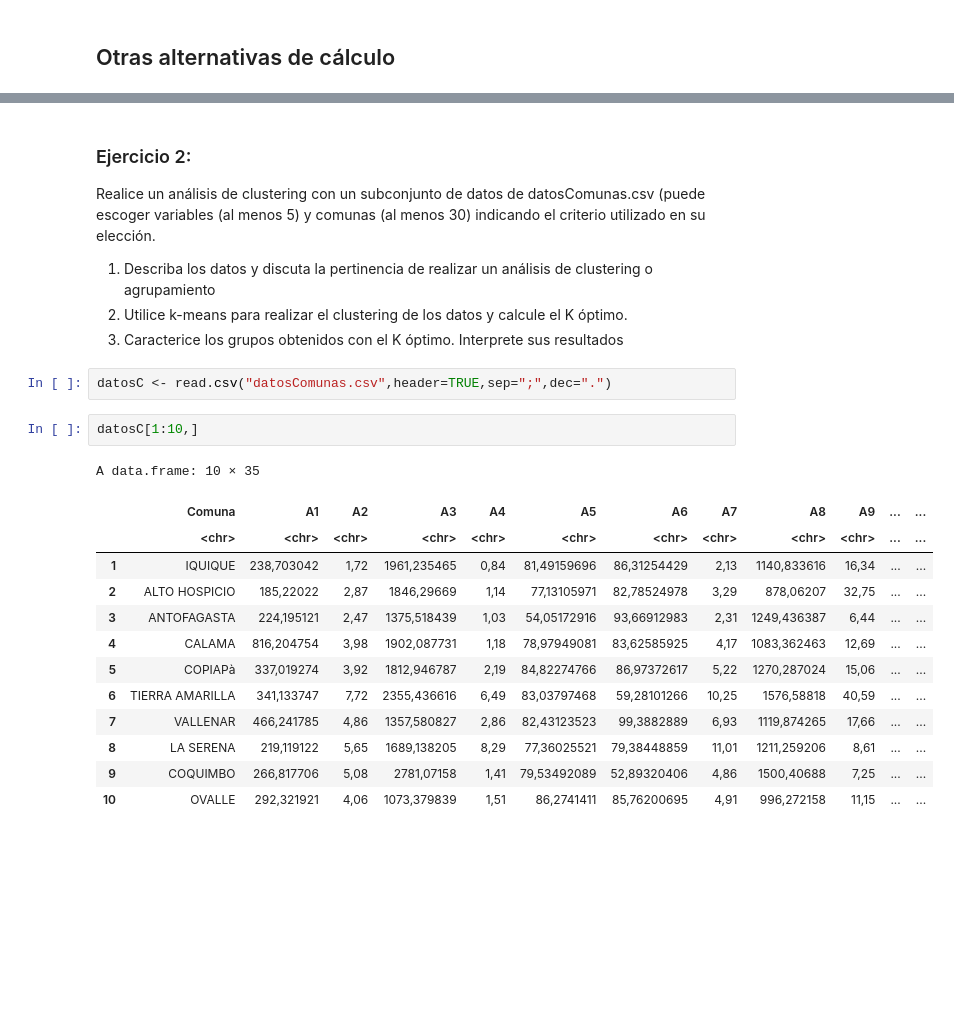
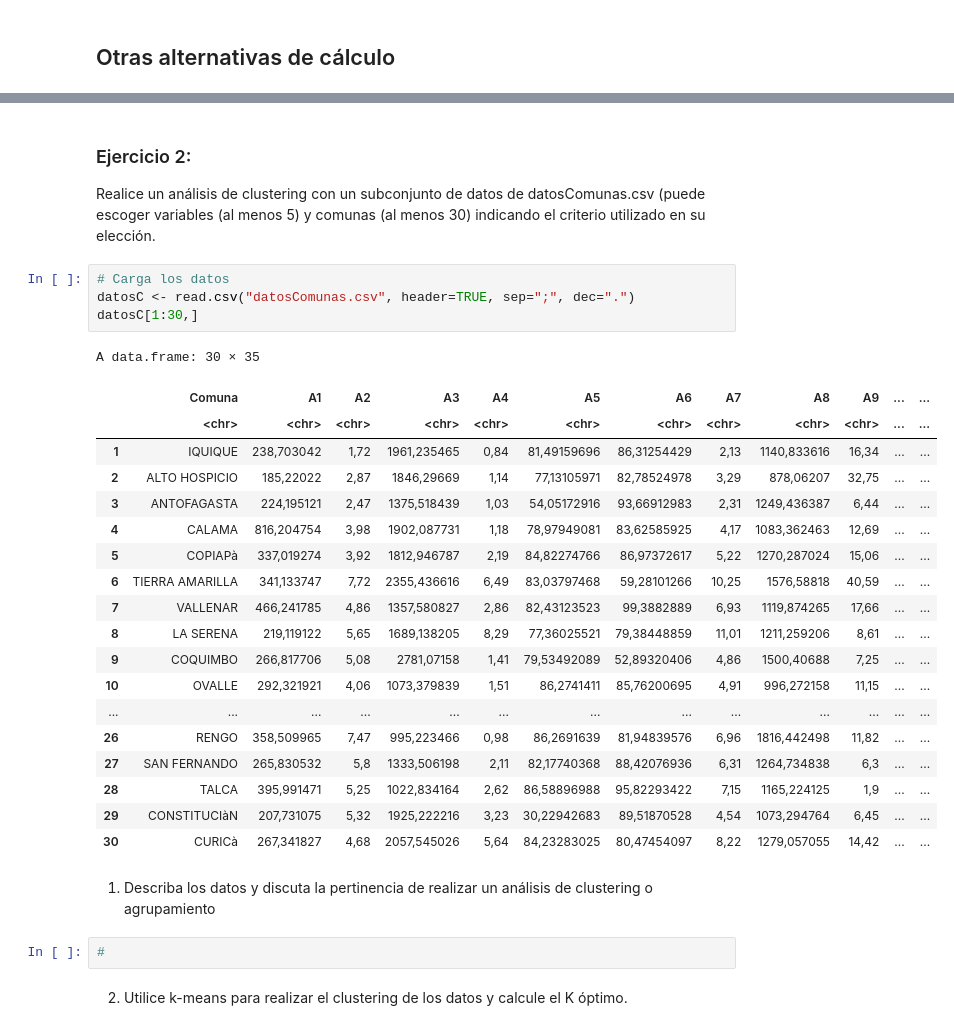
Before and after one commit to Nicol-Huaiquil/INFO257_PCA, a Jupyter notebook: Clustering/K-Means/Clustering_Notebook1.ipynb, the cells around one changed output, grey strips where cells are left out. Drawn from its saved outputs; the diff is of its cells as text; blank space fills up the shorter version.

Commit message:
Parte del ejercicio 2 k-means, no funcionando

```diff
--- a/Clustering/K-Means/Clustering_Notebook1.ipynb
+++ b/Clustering/K-Means/Clustering_Notebook1.ipynb
@@ -193,25 +187,33 @@ fviz_cluster(cl, df)
 # %% [markdown]
 ### Ejercicio 2:
 Realice un análisis de clustering con un subconjunto de datos de datosComunas.csv (puede escoger variables (al menos 5) y comunas (al menos 30) indicando el criterio utilizado en su elección.
-
-1. Describa los datos y discuta la pertinencia de realizar un análisis de clustering o agrupamiento
-2. Utilice k-means para realizar el clustering de los datos y calcule el K óptimo.
-3. Caracterice los grupos obtenidos con el K óptimo. Interprete sus resultados
 # %%
-datosC <- read.csv("datosComunas.csv",header=TRUE,sep=";",dec=".")
+# Carga los datos
+datosC <- read.csv("datosComunas.csv", header=TRUE, sep=";", dec=".")
+datosC[1:30,]
+# %% [output]
+A data.frame: 30 × 35
+|  | Comuna | A1 | A2 | A3 | A4 | A5 | A6 | A7 | A8 | A9 | ... | ... |
+|  | <chr> | <chr> | <chr> | <chr> | <chr> | <chr> | <chr> | <chr> | <chr> | <chr> | ... | ... |
+| 1 | IQUIQUE | 238,703042 | 1,72 | 1961,235465 | 0,84 | 81,49159696 | 86,31254429 | 2,13 | 1140,833616 | 16,34 | ... | ... |
+| 2 | ALTO HOSPICIO | 185,22022 | 2,87 | 1846,29669 | 1,14 | 77,13105971 | 82,78524978 | 3,29 | 878,06207 | 32,75 | ... | ... |
+| 3 | ANTOFAGASTA | 224,195121 | 2,47 | 1375,518439 | 1,03 | 54,05172916 | 93,66912983 | 2,31 | 1249,436387 | 6,44 | ... | ... |
+| 4 | CALAMA | 816,204754 | 3,98 | 1902,087731 | 1,18 | 78,97949081 | 83,62585925 | 4,17 | 1083,362463 | 12,69 | ... | ... |
+| 5 | COPIAPà | 337,019274 | 3,92 | 1812,946787 | 2,19 | 84,82274766 | 86,97372617 | 5,22 | 1270,287024 | 15,06 | ... | ... |
+| 6 | TIERRA AMARILLA | 341,133747 | 7,72 | 2355,436616 | 6,49 | 83,03797468 | 59,28101266 | 10,25 | 1576,58818 | 40,59 | ... | ... |
+| 7 | VALLENAR | 466,241785 | 4,86 | 1357,580827 | 2,86 | 82,43123523 | 99,3882889 | 6,93 | 1119,874265 | 17,66 | ... | ... |
+| 8 | LA SERENA | 219,119122 | 5,65 | 1689,138205 | 8,29 | 77,36025521 | 79,38448859 | 11,01 | 1211,259206 | 8,61 | ... | ... |
+| 9 | COQUIMBO | 266,817706 | 5,08 | 2781,07158 | 1,41 | 79,53492089 | 52,89320406 | 4,86 | 1500,40688 | 7,25 | ... | ... |
+| 10 | OVALLE | 292,321921 | 4,06 | 1073,379839 | 1,51 | 86,2741411 | 85,76200695 | 4,91 | 996,272158 | 11,15 | ... | ... |
+| ... | ... | ... | ... | ... | ... | ... | ... | ... | ... | ... | ... | ... |
+| 26 | RENGO | 358,509965 | 7,47 | 995,223466 | 0,98 | 86,2691639 | 81,94839576 | 6,96 | 1816,442498 | 11,82 | ... | ... |
+| 27 | SAN FERNANDO | 265,830532 | 5,8 | 1333,506198 | 2,11 | 82,17740368 | 88,42076936 | 6,31 | 1264,734838 | 6,3 | ... | ... |
+| 28 | TALCA | 395,991471 | 5,25 | 1022,834164 | 2,62 | 86,58896988 | 95,82293422 | 7,15 | 1165,224125 | 1,9 | ... | ... |
+| 29 | CONSTITUCIàN | 207,731075 | 5,32 | 1925,222216 | 3,23 | 30,22942683 | 89,51870528 | 4,54 | 1073,294764 | 6,45 | ... | ... |
+| 30 | CURICà | 267,341827 | 4,68 | 2057,545026 | 5,64 | 84,23283025 | 80,47454097 | 8,22 | 1279,057055 | 14,42 | ... | ... |
-# %%
-datosC[1:10,]
-# %% [output]
-A data.frame: 10 × 35
-|  | Comuna | A1 | A2 | A3 | A4 | A5 | A6 | A7 | A8 | A9 | ... | ... |
-|  | <chr> | <chr> | <chr> | <chr> | <chr> | <chr> | <chr> | <chr> | <chr> | <chr> | ... | ... |
-| 1 | IQUIQUE | 238,703042 | 1,72 | 1961,235465 | 0,84 | 81,49159696 | 86,31254429 | 2,13 | 1140,833616 | 16,34 | ... | ... |
-| 2 | ALTO HOSPICIO | 185,22022 | 2,87 | 1846,29669 | 1,14 | 77,13105971 | 82,78524978 | 3,29 | 878,06207 | 32,75 | ... | ... |
-| 3 | ANTOFAGASTA | 224,195121 | 2,47 | 1375,518439 | 1,03 | 54,05172916 | 93,66912983 | 2,31 | 1249,436387 | 6,44 | ... | ... |
-| 4 | CALAMA | 816,204754 | 3,98 | 1902,087731 | 1,18 | 78,97949081 | 83,62585925 | 4,17 | 1083,362463 | 12,69 | ... | ... |
-| 5 | COPIAPà | 337,019274 | 3,92 | 1812,946787 | 2,19 | 84,82274766 | 86,97372617 | 5,22 | 1270,287024 | 15,06 | ... | ... |
-| 6 | TIERRA AMARILLA | 341,133747 | 7,72 | 2355,436616 | 6,49 | 83,03797468 | 59,28101266 | 10,25 | 1576,58818 | 40,59 | ... | ... |
-| 7 | VALLENAR | 466,241785 | 4,86 | 1357,580827 | 2,86 | 82,43123523 | 99,3882889 | 6,93 | 1119,874265 | 17,66 | ... | ... |
-| 8 | LA SERENA | 219,119122 | 5,65 | 1689,138205 | 8,29 | 77,36025521 | 79,38448859 | 11,01 | 1211,259206 | 8,61 | ... | ... |
-| 9 | COQUIMBO | 266,817706 | 5,08 | 2781,07158 | 1,41 | 79,53492089 | 52,89320406 | 4,86 | 1500,40688 | 7,25 | ... | ... |
-| 10 | OVALLE | 292,321921 | 4,06 | 1073,379839 | 1,51 | 86,2741411 | 85,76200695 | 4,91 | 996,272158 | 11,15 | ... | ... |
+# %% [markdown]
+1. Describa los datos y discuta la pertinencia de realizar un análisis de clustering o agrupamiento
+# %%
+#
+# %% [markdown]
+2. Utilice k-means para realizar el clustering de los datos y calcule el K óptimo.
```
Also changed, not shown: parts of 9 cells of this notebook.
